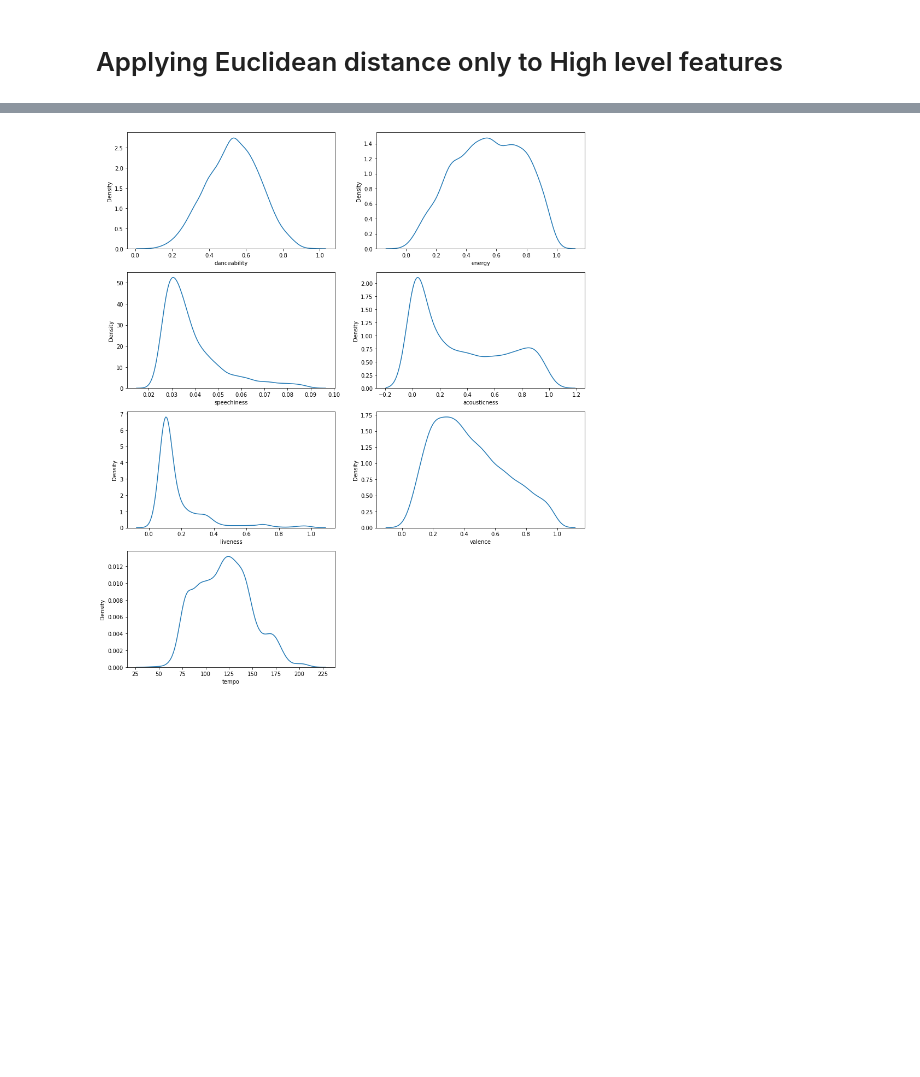
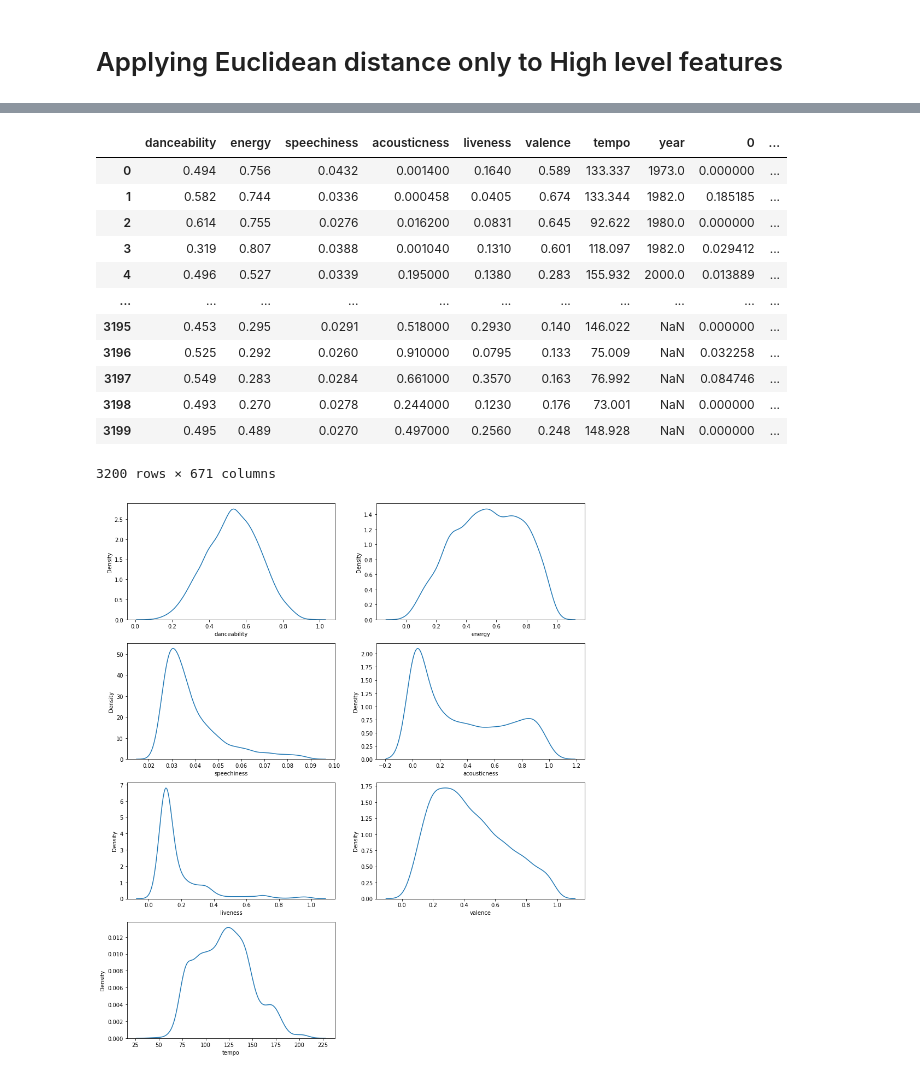
Before and after one commit to skarensmoll/thesisMusikRecommender, a Jupyter notebook: Experiments/06-01-Modeling.ipynb, the cells around one changed output, grey strips where cells are left out. Saved outputs shown, nothing was run; the diff lists cells and outputs as text; code cells hidden in the pictures; blank space fills up the shorter version.

```diff
--- a/Experiments/06-01-Modeling.ipynb
+++ b/Experiments/06-01-Modeling.ipynb
@@ -72,5 +70,21 @@ Name: id, Length: 3189, dtype: int64
 # %%
 featuresToScale = featuresToScale.iloc[:, 2:]
+# %%
+featuresToScale
+# %% [output]
+|  | danceability | energy | speechiness | acousticness | liveness | valence | tempo | year | 0 | ... |
+| 0 | 0.494 | 0.756 | 0.0432 | 0.001400 | 0.1640 | 0.589 | 133.337 | 1973.0 | 0.000000 | ... |
+| 1 | 0.582 | 0.744 | 0.0336 | 0.000458 | 0.0405 | 0.674 | 133.344 | 1982.0 | 0.185185 | ... |
+| 2 | 0.614 | 0.755 | 0.0276 | 0.016200 | 0.0831 | 0.645 | 92.622 | 1980.0 | 0.000000 | ... |
+| 3 | 0.319 | 0.807 | 0.0388 | 0.001040 | 0.1310 | 0.601 | 118.097 | 1982.0 | 0.029412 | ... |
+| 4 | 0.496 | 0.527 | 0.0339 | 0.195000 | 0.1380 | 0.283 | 155.932 | 2000.0 | 0.013889 | ... |
+| ... | ... | ... | ... | ... | ... | ... | ... | ... | ... | ... |
+| 3195 | 0.453 | 0.295 | 0.0291 | 0.518000 | 0.2930 | 0.140 | 146.022 | NaN | 0.000000 | ... |
+| 3196 | 0.525 | 0.292 | 0.0260 | 0.910000 | 0.0795 | 0.133 | 75.009 | NaN | 0.032258 | ... |
+| 3197 | 0.549 | 0.283 | 0.0284 | 0.661000 | 0.3570 | 0.163 | 76.992 | NaN | 0.084746 | ... |
+| 3198 | 0.493 | 0.270 | 0.0278 | 0.244000 | 0.1230 | 0.176 | 73.001 | NaN | 0.000000 | ... |
+| 3199 | 0.495 | 0.489 | 0.0270 | 0.497000 | 0.2560 | 0.248 | 148.928 | NaN | 0.000000 | ... |
+3200 rows × 671 columns
 # %%
 createKDeplot(featuresToScale,['danceability', 'energy', 'speechiness', 'acousticness', 'liveness', 'valence', 'tempo'])
 # %% [output]
```
Also changed, not shown: parts of 24 cells of this notebook, 10 other files.
